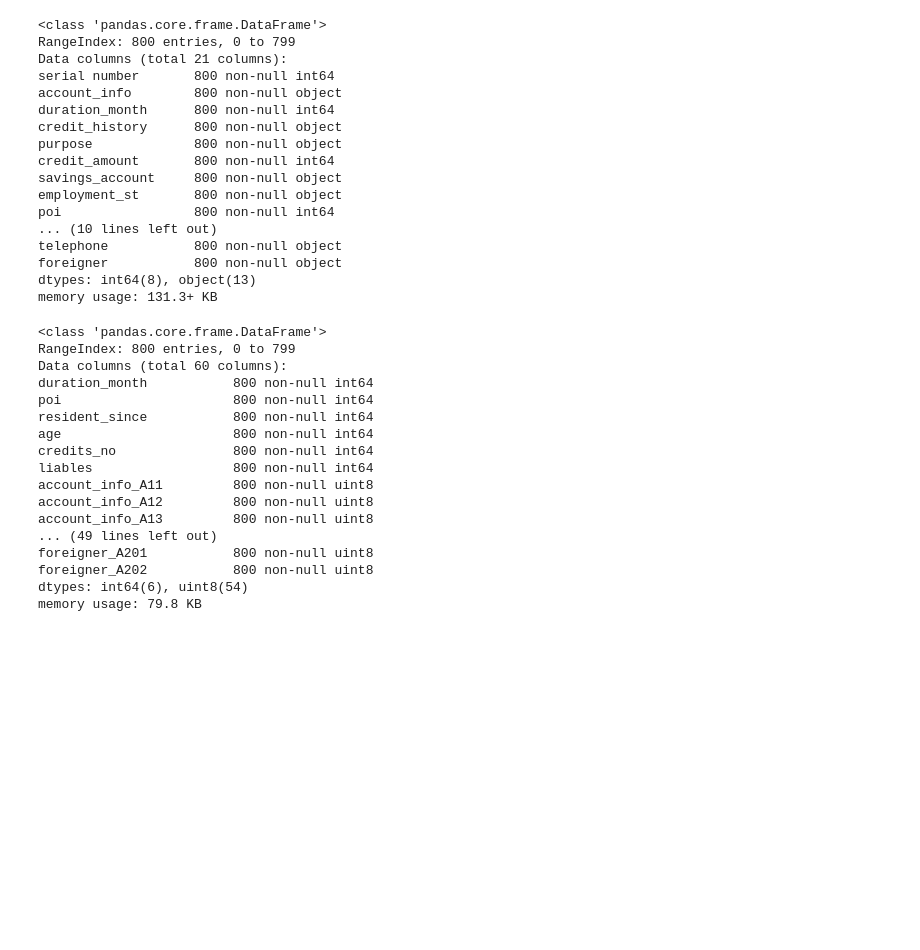
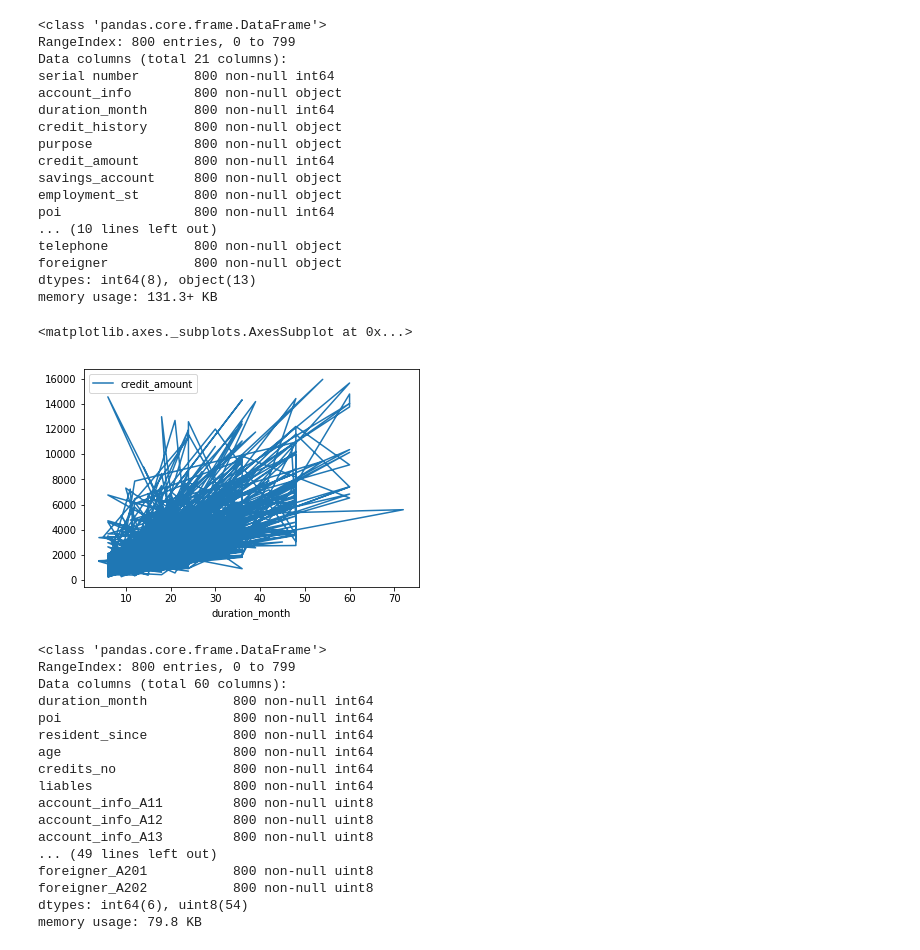
Before and after one commit to aryankhandal0/YesBankDatathon, a Jupyter notebook: Slot3/First.ipynb, the cells around one changed output. Drawn from its saved outputs; the diff is of its cells as text; code cells hidden in the pictures; blank space fills up the shorter version.

```diff
--- a/Slot3/First.ipynb
+++ b/Slot3/First.ipynb
@@ -46,6 +46,11 @@ telephone           800 non-null object
 foreigner           800 non-null object
 dtypes: int64(8), object(13)
 memory usage: 131.3+ KB
+# %%
+df.plot(x='duration_month',y='credit_amount')
+# %% [output]
+<matplotlib.axes._subplots.AxesSubplot at 0x...>
+[figure, added]
 # %%
 df =df.drop(['serial number'],axis=1)
 # %%
```
Also changed, not shown: parts of 13 cells of this notebook, 18 other files.
